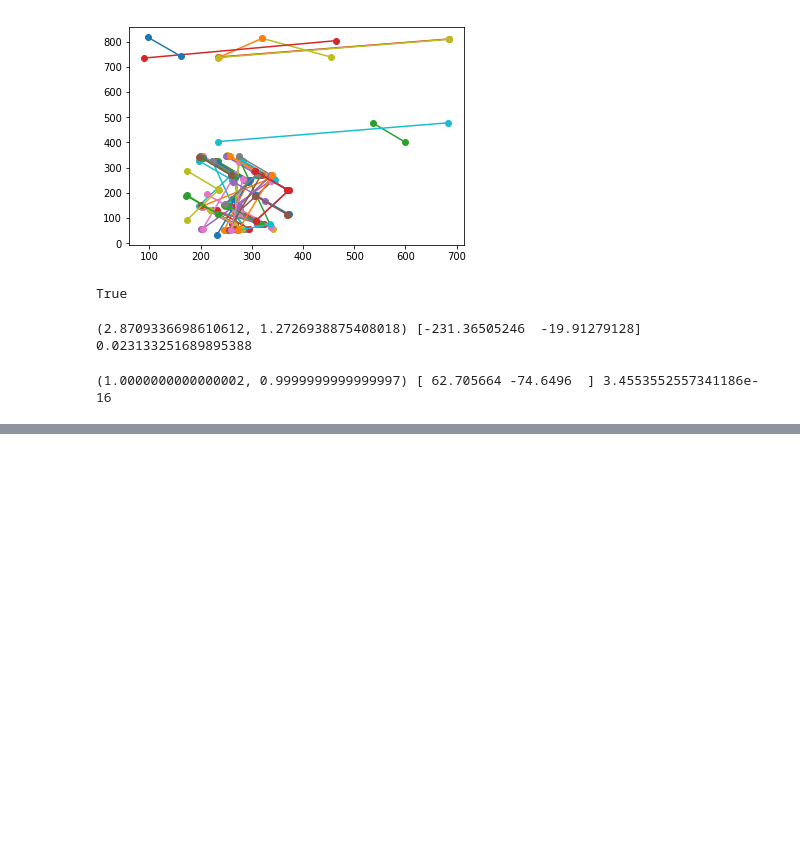
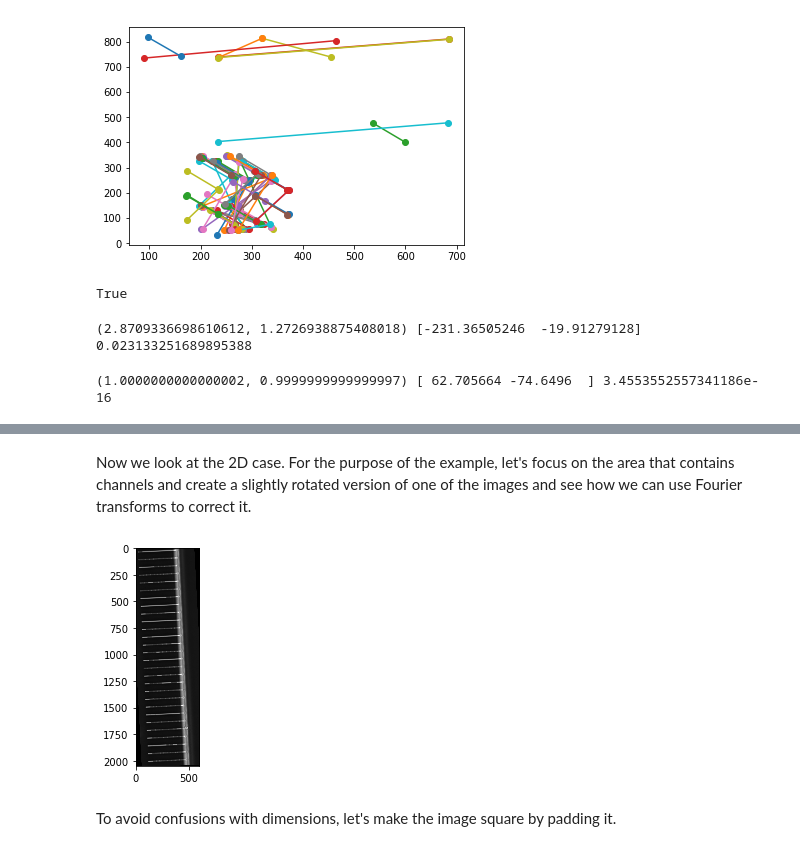
Before and after one commit to guiwitz/Python_image_processing, a Jupyter notebook: 12-Registration.ipynb, the cells around one changed output, grey strips where cells are left out. Cells and saved outputs as stored; diff of their text form; code cells hidden in the pictures; blank space fills up the shorter version.

```diff
--- a/12-Registration.ipynb
+++ b/12-Registration.ipynb
@@ -11,9 +11,14 @@ import skimage.io as io
 
 from skimage.feature import match_template
 from skimage.filters import threshold_otsu
+
+import course_functions
+datapath = course_functions.define_data_path()
+
+plt.gray()
 # %%
-image1 = io.imread('/Users/gw18g940/Desktop/ImageProcessingLectureData/channels1.tif')
-image2 = io.imread('/Users/gw18g940/Desktop/ImageProcessingLectureData/channels2.tif')
+image1 = io.imread(datapath+'Data/channels/channels1.tif')
+image2 = io.imread(datapath+'Data/channels/channels2.tif')
 # %%
 image1 = image1[0:750,:]
 image2 = image2[0:750,:]
@@ -131,0 +178,15 @@ print(model_robust.scale, model_robust.translation, model_robust.rotation)
+# %% [markdown]
+Now we look at the 2D case. For the purpose of the example, let's focus on the area that contains channels and create a slightly rotated version of one of the images and see how we can use Fourier transforms to correct it.
+# %%
+import skimage.transform
+
+angle = 3
+image_rotate = image1[:,400:1000]
+image_rotate = skimage.transform.rotate(image_rotate,angle,cval=0)
+
+plt.imshow(image_rotate)
+plt.show()
+# %% [output]
+[figure, added]
+# %% [markdown]
+To avoid confusions with dimensions, let's make the image square by padding it.
```
Also changed, not shown: parts of 13 cells of this notebook, 6 other files.
